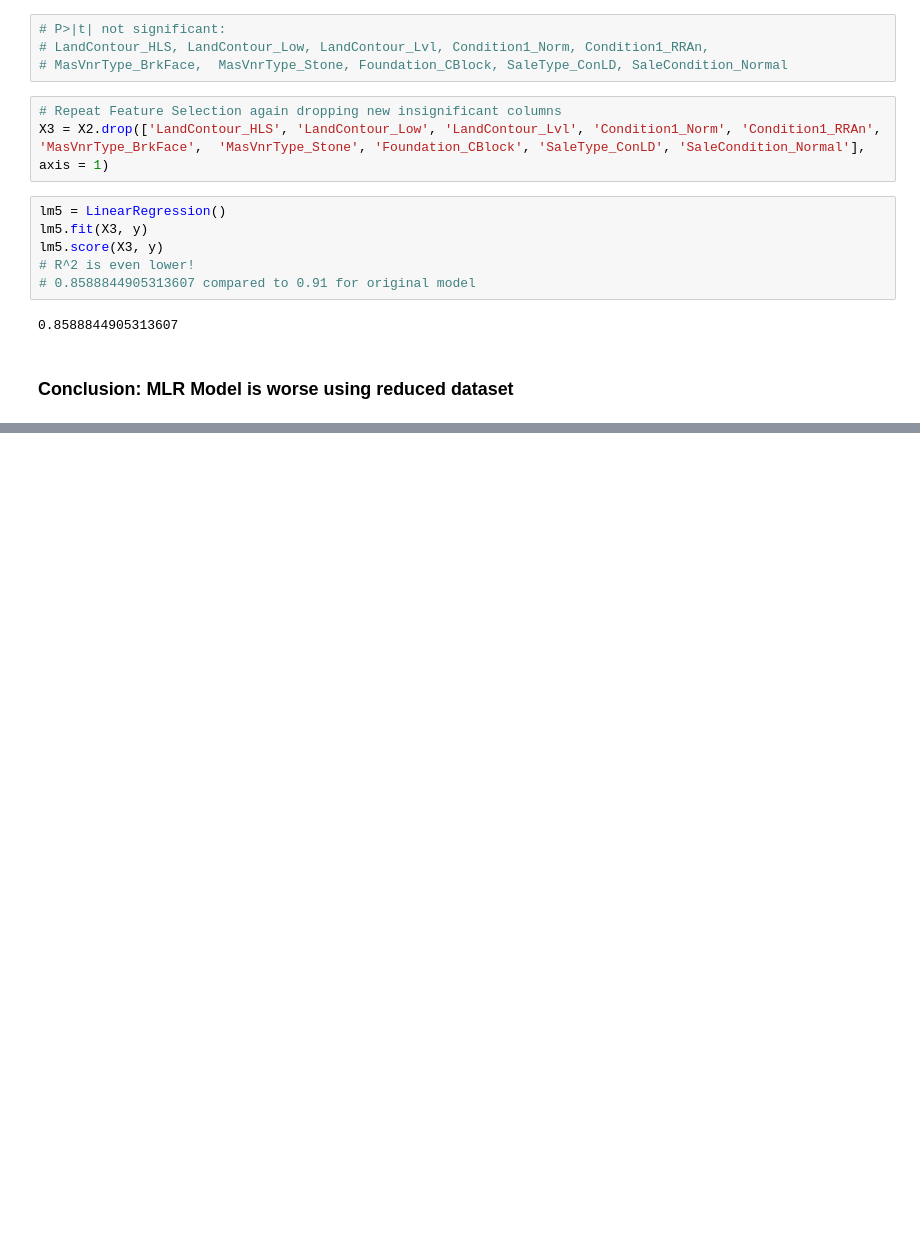
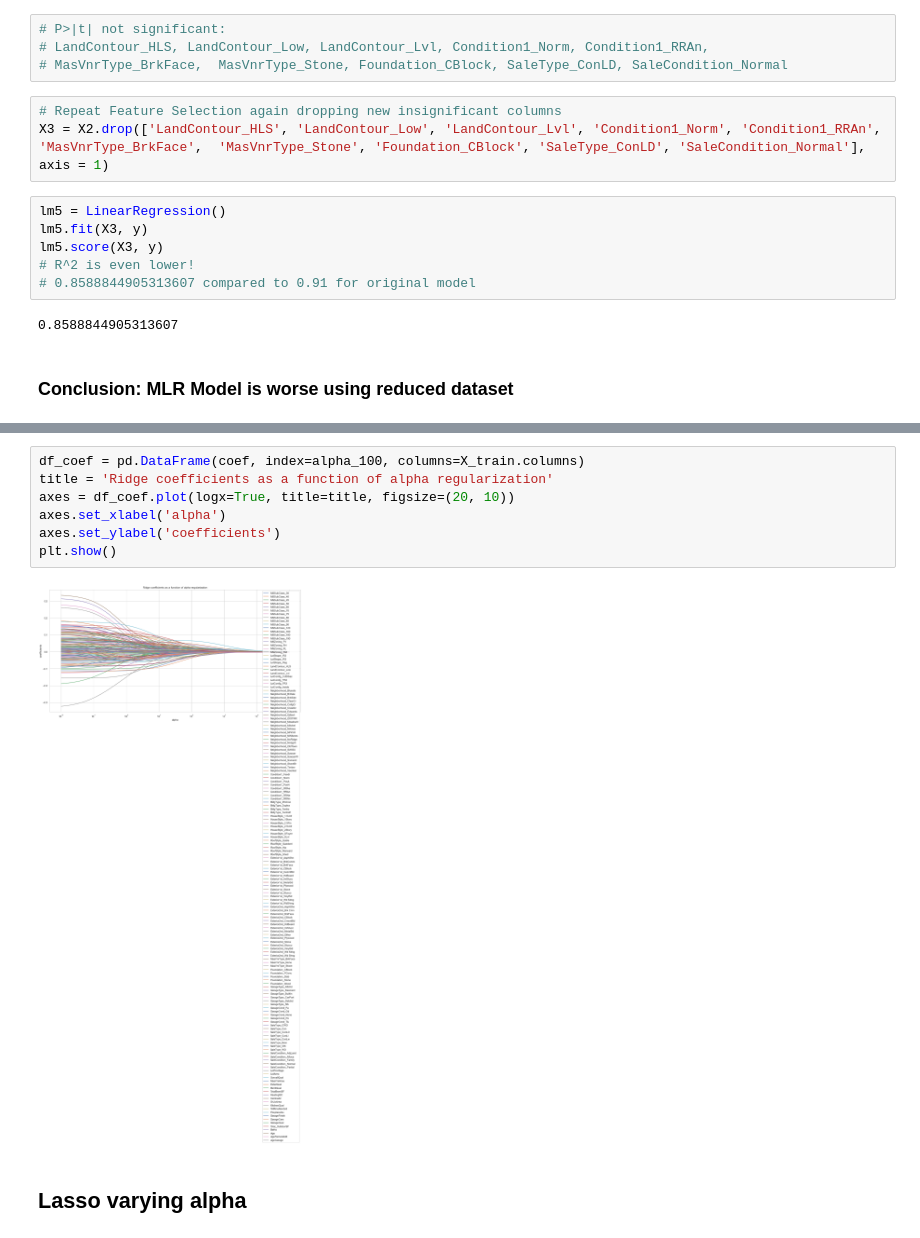
Before and after one commit to mwc201/Housing_Price_Prediction, a Jupyter notebook: ML_Models_RKedit.ipynb, the cells around one changed output, grey strips where cells are left out. Saved outputs shown, nothing was run; the diff lists cells and outputs as text; blank space fills up the shorter version.

```diff
--- a/ML_Models_RKedit.ipynb
+++ b/ML_Models_RKedit.ipynb
@@ -414,0 +482,11 @@ lm5.score(X3, y)
+# %%
+df_coef = pd.DataFrame(coef, index=alpha_100, columns=X_train.columns)
+title = 'Ridge coefficients as a function of alpha regularization'
+axes = df_coef.plot(logx=True, title=title, figsize=(20, 10))
+axes.set_xlabel('alpha')
+axes.set_ylabel('coefficients')
+plt.show()
+# %% [output]
+[figure, added]
+# %% [markdown]
+## Lasso varying alpha
```
Also changed, not shown: parts of 26 cells of this notebook.
